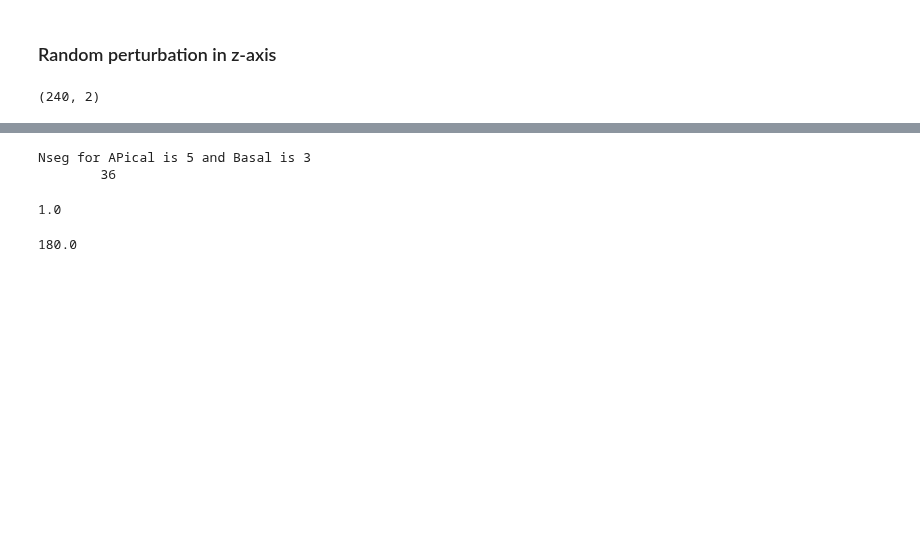
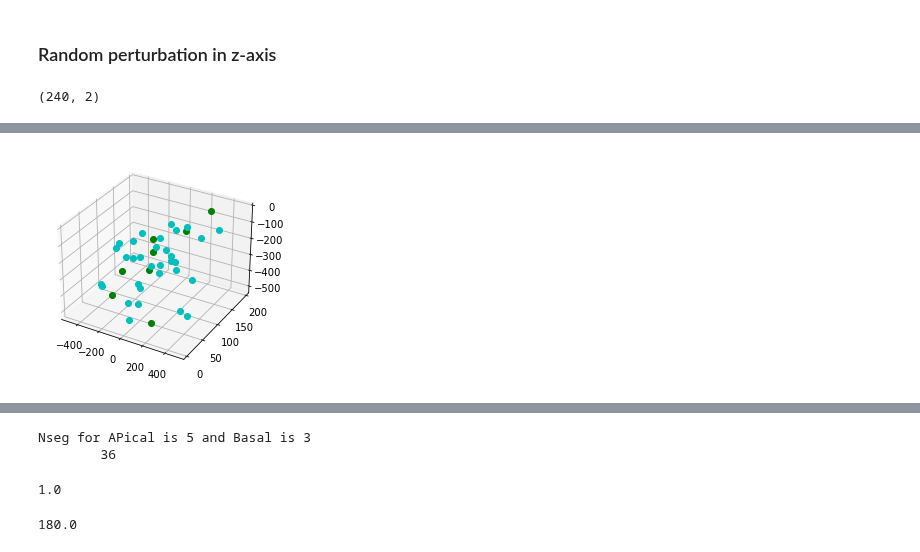
Before and after one commit to CNS-OIST/pycabnn, a Jupyter notebook: notebooks/MLI_geometry_workbook.ipynb, the cells around one changed output, grey strips where cells are left out. Drawn from its saved outputs; the diff is of its cells as text; code cells hidden in the pictures; blank space fills up the shorter version.

```diff
--- a/notebooks/MLI_geometry_workbook.ipynb
+++ b/notebooks/MLI_geometry_workbook.ipynb
@@ -510,3 +418,11 @@ for s in range(somas.shape[0]):
+# %%
+fig = plt.figure(figsize=plt.figaspect(1.))
+ax = fig.add_subplot(111, projection='3d')
+ax.plot(somas[0:8,0], somas[0:8,1], somas[0:8,2],'og')
+ax.plot(ep1_3d_All[:32,0], ep1_3d_All[:32,1], ep1_3d_All[:32,2],'oc')
+plot_skeletons(somas[0:8], ep1_3d_All[0:32], axes)
+# %% [output]
+[figure, added]
 # %%
 fig = plt.figure(figsize=plt.figaspect(1.))
 ax = fig.add_subplot(111)
```
Also changed, not shown: parts of 52 cells of this notebook.
